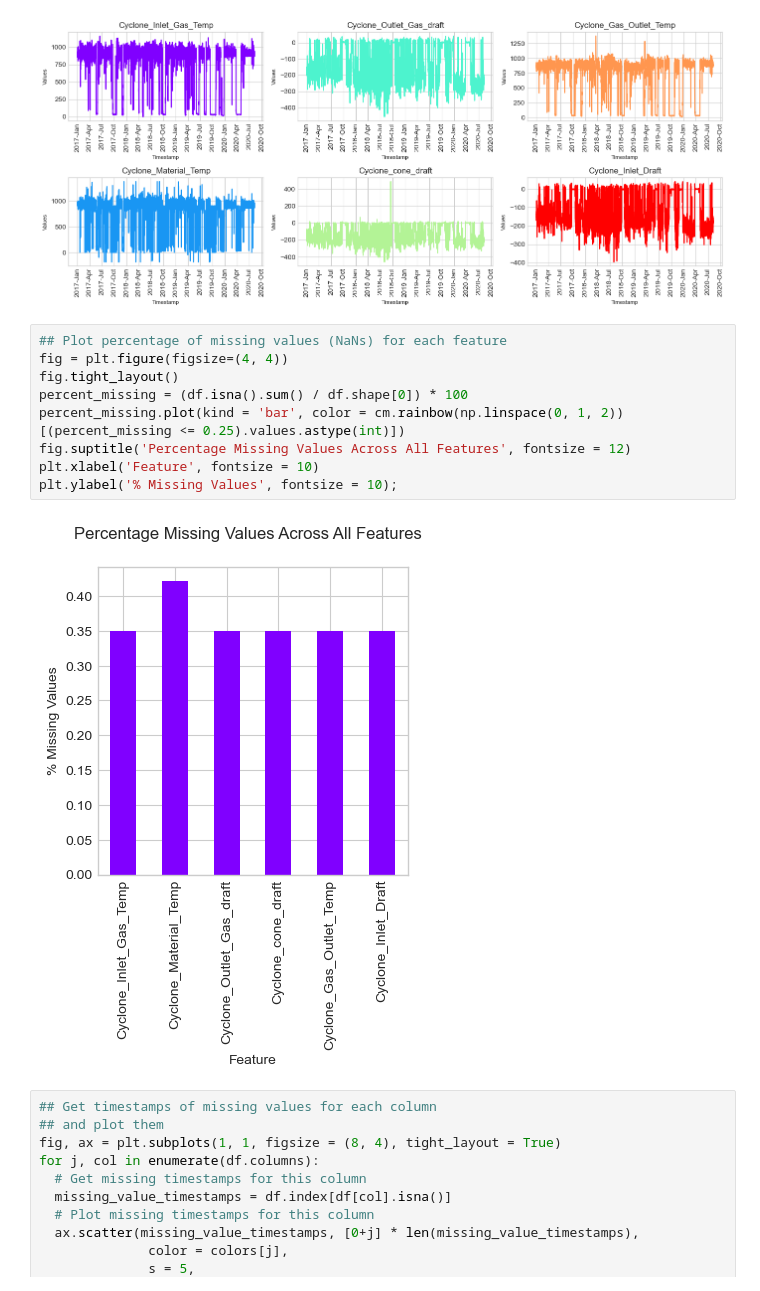
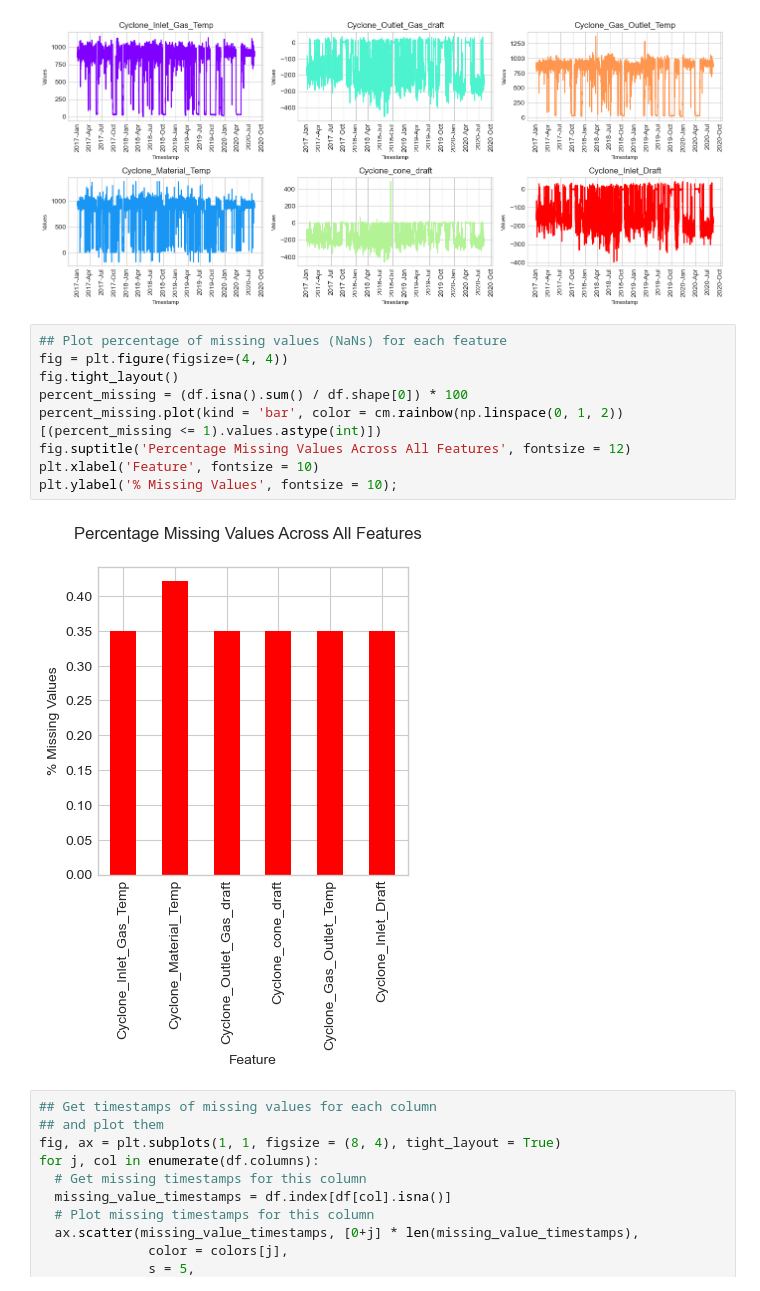
Before and after one commit to adityab24840/Deep-Learning, a Jupyter notebook: Code/MultivariateTimeseries_Python.ipynb, the cells around one changed output. Drawn from its saved outputs; the diff is of its cells as text.

```diff
--- a/Code/MultivariateTimeseries_Python.ipynb
+++ b/Code/MultivariateTimeseries_Python.ipynb
@@ -47,14 +55,14 @@ for i in range(2):
 # %%
 ## Plot percentage of missing values (NaNs) for each feature
 fig = plt.figure(figsize=(4, 4))
 fig.tight_layout()
 percent_missing = (df.isna().sum() / df.shape[0]) * 100
-percent_missing.plot(kind = 'bar', color = cm.rainbow(np.linspace(0, 1, 2))[(percent_missing <= 0.25).values.astype(int)])
+percent_missing.plot(kind = 'bar', color = cm.rainbow(np.linspace(0, 1, 2))[(percent_missing <= 1).values.astype(int)])
 fig.suptitle('Percentage Missing Values Across All Features', fontsize = 12)
 plt.xlabel('Feature', fontsize = 10)
 plt.ylabel('% Missing Values', fontsize = 10);
 # %% [output]
-[figure, old version]
+[figure, new version]
 # %%
 ## Get timestamps of missing values for each column
 ## and plot them
```
Also changed, not shown: parts of 2 cells of this notebook.
